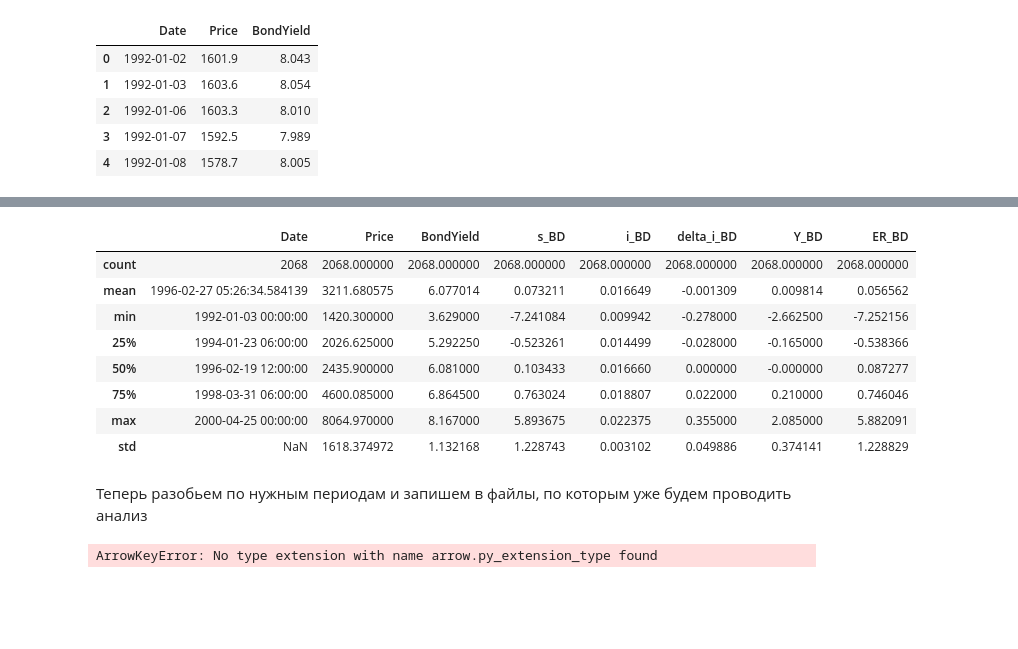
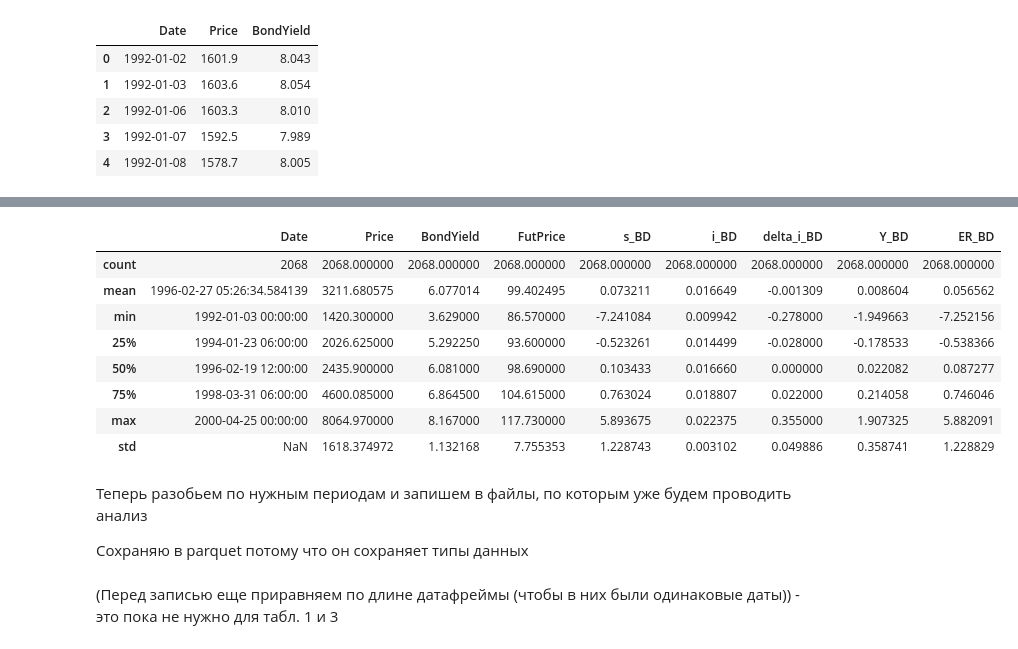
Before and after one commit to qoxrdw/Volatility-linkages-across-three-major-equity-markets, a Jupyter notebook: data_preparation.ipynb, the cells around one changed output, grey strips where cells are left out. Saved outputs shown, nothing was run; the diff lists cells and outputs as text; code cells hidden in the pictures; blank space fills up the shorter version.

Commit message:
tables

```diff
--- a/data_preparation.ipynb
+++ b/data_preparation.ipynb
@@ -101,7 +106,7 @@ TIME_PERIODS = {
     }
 
 CSV_PATHS = {
-    "us_indexes":r"raw_csv\US\dji.csv",
+    "us_indexes":r"raw_csv\US\djia_yahoo.csv",
     "us_bonds":r"raw_csv\US\DGS10.csv",
     "us_futures":"",
 
@@ -111,7 +116,7 @@ CSV_PATHS = {
 
     "bd_indexes":r"raw_csv\BD\dax.csv",
     "bd_bonds":r"raw_csv\BD\de10y_stooq.csv",
-    "bd_futures":"",
+    "bd_futures":r"raw_csv\BD\bund_fut_fgblc1_investing.csv",
 }
 
 OUTPUT_DIR = "data_for_analysis"
@@ -268,7 +288,7 @@ def process_colums(df, country_prefix: str, include_duration_method=True):
     if include_duration_method:
         df[f"Y_{country_prefix}"] = -7.5 * df[f"delta_i_{country_prefix}"]
     else:
-        pass
+        df[f"Y_{country_prefix}"] = 100 * (np.log(df["FutPrice"]) - np.log(df["FutPrice"].shift(1)))
     df[f"ER_{country_prefix}"] = df[f"s_{country_prefix}"] - df[f"i_{country_prefix}"]
     return df
 # %%
@@ -373,3 +393,10 @@ df_bd.head()
 | 2 | 1992-01-06 | 1603.3 | 8.010 |
 | 3 | 1992-01-07 | 1592.5 | 7.989 |
 | 4 | 1992-01-08 | 1578.7 | 8.005 |
+# %%
+bund_fut = pd.read_csv(CSV_PATHS["bd_futures"])
+bund_fut = bund_fut.rename(columns={"date":"Date", "close":"FutPrice"})
+bund_fut["Date"] = pd.to_datetime(bund_fut["Date"], format="%Y-%m-%d")
+bund_fut_prices = bund_fut[["Date", "FutPrice"]]
+df_bd = pd.merge(df_bd, bund_fut_prices, on="Date", how="inner")
+df_bd.head()
@@ -376,16 +410,20 @@ df_bd.head()
 # %%
-df_bd_processed = process_colums(df_bd, "BD")
+df_bd_processed = process_colums(df_bd, "BD", include_duration_method=False)
 df_bd_processed = df_bd_processed.dropna()
 df_bd_processed.describe()
 # %% [output]
-|  | Date | Price | BondYield | s_BD | i_BD | delta_i_BD | Y_BD | ER_BD |
-| count | 2068 | 2068.000000 | 2068.000000 | 2068.000000 | 2068.000000 | 2068.000000 | 2068.000000 | 2068.000000 |
-| mean | 1996-02-27 05:26:34.584139 | 3211.680575 | 6.077014 | 0.073211 | 0.016649 | -0.001309 | 0.009814 | 0.056562 |
-| min | 1992-01-03 00:00:00 | 1420.300000 | 3.629000 | -7.241084 | 0.009942 | -0.278000 | -2.662500 | -7.252156 |
-| 25% | 1994-01-23 06:00:00 | 2026.625000 | 5.292250 | -0.523261 | 0.014499 | -0.028000 | -0.165000 | -0.538366 |
-| 50% | 1996-02-19 12:00:00 | 2435.900000 | 6.081000 | 0.103433 | 0.016660 | 0.000000 | -0.000000 | 0.087277 |
-| 75% | 1998-03-31 06:00:00 | 4600.085000 | 6.864500 | 0.763024 | 0.018807 | 0.022000 | 0.210000 | 0.746046 |
-| max | 2000-04-25 00:00:00 | 8064.970000 | 8.167000 | 5.893675 | 0.022375 | 0.355000 | 2.085000 | 5.882091 |
-| std | NaN | 1618.374972 | 1.132168 | 1.228743 | 0.003102 | 0.049886 | 0.374141 | 1.228829 |
+|  | Date | Price | BondYield | FutPrice | s_BD | i_BD | delta_i_BD | Y_BD | ER_BD |
+| count | 2068 | 2068.000000 | 2068.000000 | 2068.000000 | 2068.000000 | 2068.000000 | 2068.000000 | 2068.000000 | 2068.000000 |
+| mean | 1996-02-27 05:26:34.584139 | 3211.680575 | 6.077014 | 99.402495 | 0.073211 | 0.016649 | -0.001309 | 0.008604 | 0.056562 |
+| min | 1992-01-03 00:00:00 | 1420.300000 | 3.629000 | 86.570000 | -7.241084 | 0.009942 | -0.278000 | -1.949663 | -7.252156 |
+| 25% | 1994-01-23 06:00:00 | 2026.625000 | 5.292250 | 93.600000 | -0.523261 | 0.014499 | -0.028000 | -0.178533 | -0.538366 |
+| 50% | 1996-02-19 12:00:00 | 2435.900000 | 6.081000 | 98.690000 | 0.103433 | 0.016660 | 0.000000 | 0.022082 | 0.087277 |
+| 75% | 1998-03-31 06:00:00 | 4600.085000 | 6.864500 | 104.615000 | 0.763024 | 0.018807 | 0.022000 | 0.214058 | 0.746046 |
+| max | 2000-04-25 00:00:00 | 8064.970000 | 8.167000 | 117.730000 | 5.893675 | 0.022375 | 0.355000 | 1.907325 | 5.882091 |
+| std | NaN | 1618.374972 | 1.132168 | 7.755353 | 1.228743 | 0.003102 | 0.049886 | 0.358741 | 1.228829 |
 # %% [markdown]
 Теперь разобьем по нужным периодам и запишем в файлы, по которым уже будем проводить анализ
+
+Сохраняю в parquet потому что он сохраняет типы данных
+# %% [markdown]
+(Перед записью еще приравняем по длине датафреймы (чтобы в них были одинаковые даты)) - это пока не нужно для табл. 1 и 3
@@ -410,10 +473,16 @@ datasets = {
     "us_processed_full_time.parquet": us_processed_full_time,
     "us_processed_sub1.parquet": us_processed_sub1,
     "us_processed_sub2.parquet": us_processed_sub2,
+
+    "uk_processed_full_time.parquet": uk_processed_full_time,
+    "uk_processed_sub1.parquet": uk_processed_sub1,
+    "uk_processed_sub2.parquet": uk_processed_sub2,
+
+    "bd_processed_full_time.parquet": bd_processed_full_time,
+    "bd_processed_sub1.parquet": bd_processed_sub1,
+    "bd_processed_sub2.parquet": bd_processed_sub2,
 }
 
 for name, dataframe in datasets.items():
     path = os.path.join(OUTPUT_DIR, name)
-    dataframe.to_parquet(path, index=False)
+    dataframe.to_parquet(path, engine="fastparquet", index=False)
-# %% [output]
-ArrowKeyError: No type extension with name arrow.py_extension_type found
```
Also changed, not shown: parts of 12 cells of this notebook, 12 other files.
